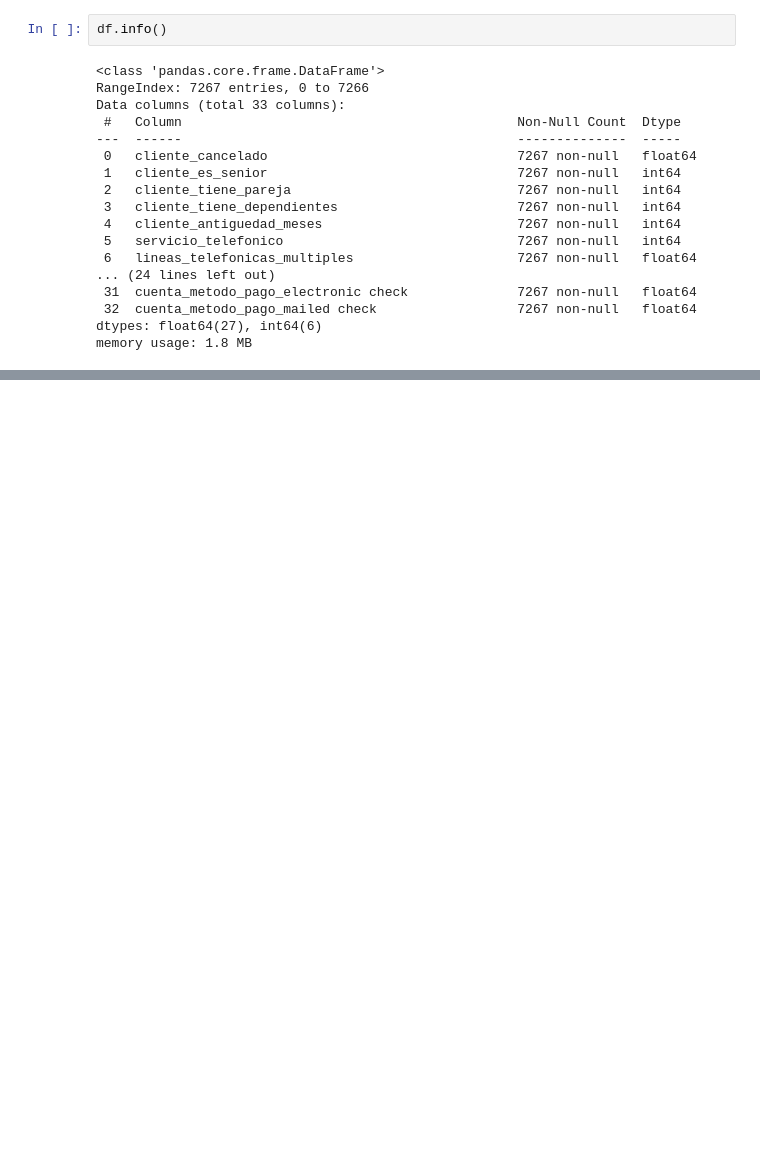
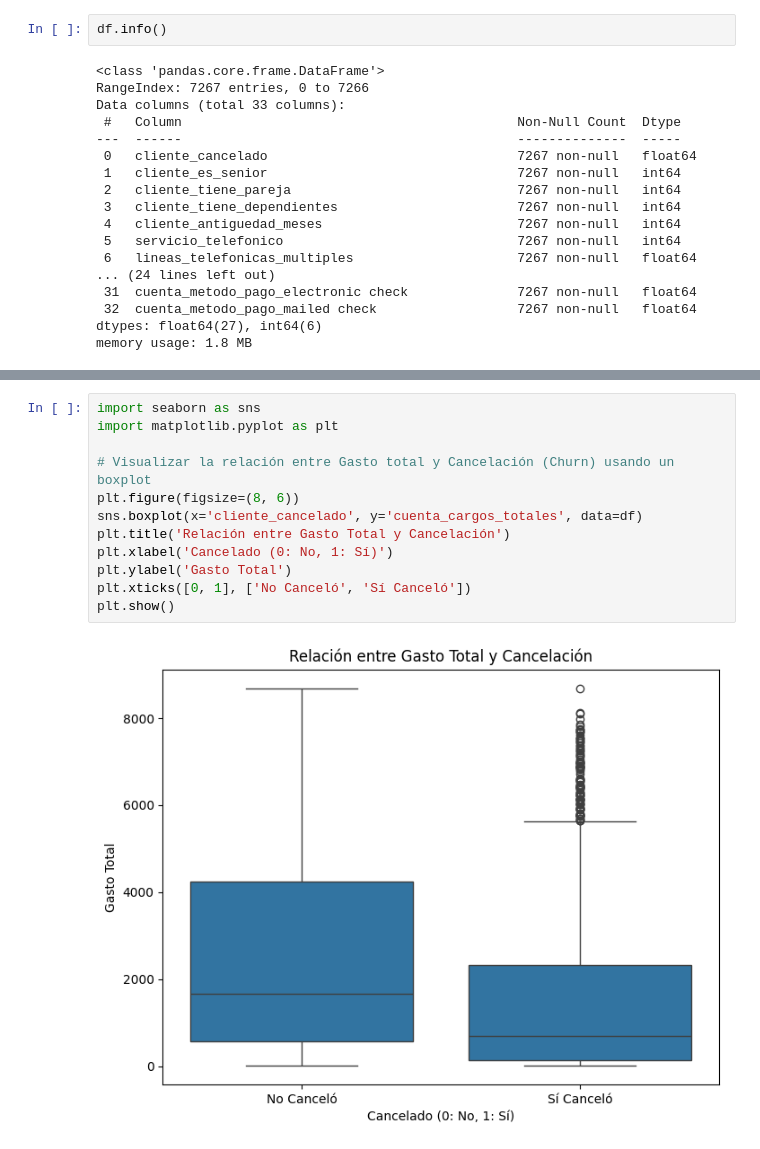
Before and after one commit to Lucas-Jimenez-uribe/Telecom_x_2, a Jupyter notebook: telecom_x_2.ipynb, the cells around one changed output, grey strips where cells are left out. Drawn from its saved outputs; the diff is of its cells as text; blank space fills up the shorter version.

```diff
--- a/telecom_x_2.ipynb
+++ b/telecom_x_2.ipynb
@@ -121,0 +259,14 @@ memory usage: 1.8 MB
+# %%
+import seaborn as sns
+import matplotlib.pyplot as plt
+
+# Visualizar la relación entre Gasto total y Cancelación (Churn) usando un boxplot
+plt.figure(figsize=(8, 6))
+sns.boxplot(x='cliente_cancelado', y='cuenta_cargos_totales', data=df)
+plt.title('Relación entre Gasto Total y Cancelación')
+plt.xlabel('Cancelado (0: No, 1: Sí)')
+plt.ylabel('Gasto Total')
+plt.xticks([0, 1], ['No Canceló', 'Sí Canceló'])
+plt.show()
+# %% [output]
+[figure, added]
```
Also changed, not shown: parts of 7 cells of this notebook.
